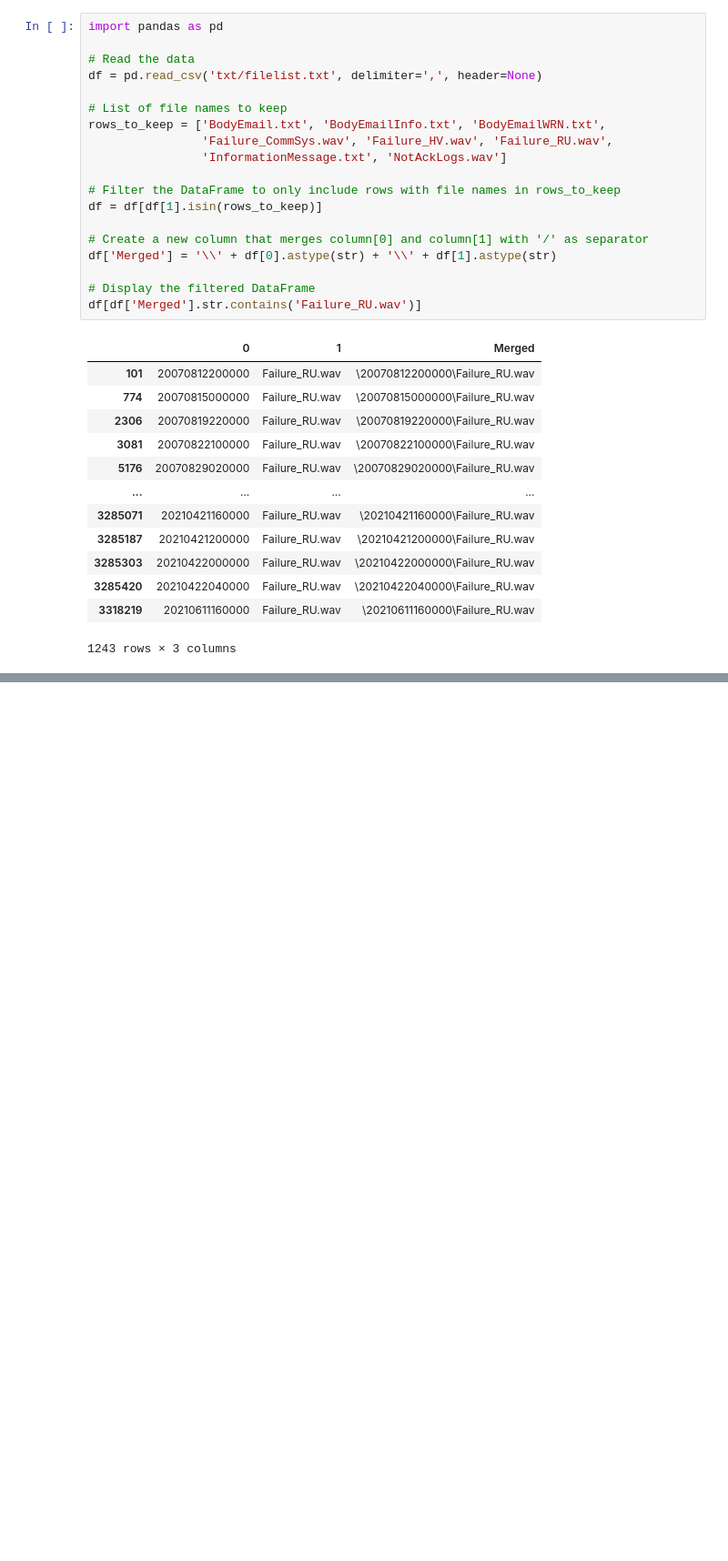
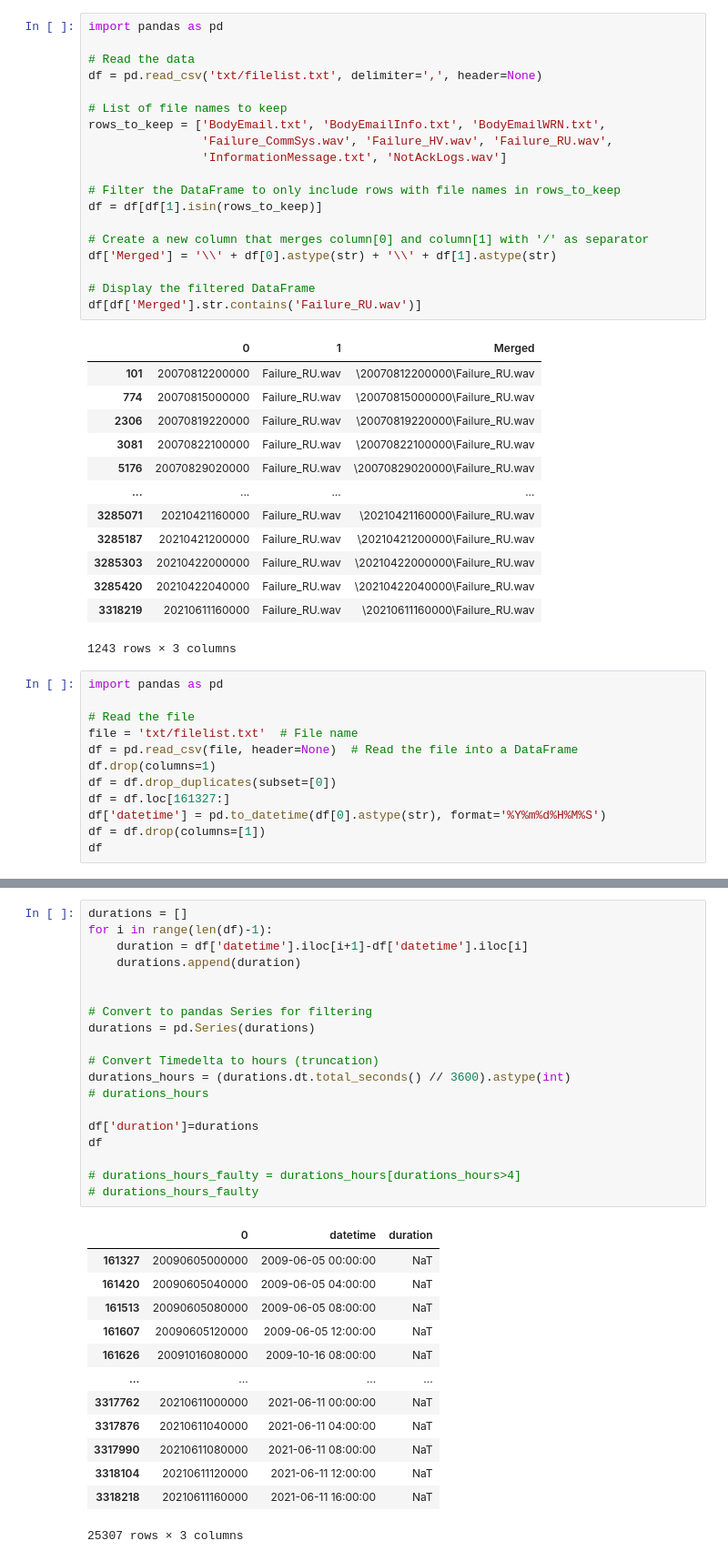
Before and after one commit to viktorkjellsson/Exjobb, a Jupyter notebook: 1_python_files/labbet.ipynb, the cells around one changed output, grey strips where cells are left out. Shown at 91% size. Drawn from its saved outputs; the diff is of its cells as text; blank space fills up the shorter version.

Commit message:
improved data exploration for overlapping data

```diff
--- a/1_python_files/labbet.ipynb
+++ b/1_python_files/labbet.ipynb
@@ -532,3 +532,15 @@ df[df['Merged'].str.contains('Failure_RU.wav')]
 | 3285420 | 20210422040000 | Failure_RU.wav | \20210422040000\Failure_RU.wav |
 | 3318219 | 20210611160000 | Failure_RU.wav | \20210611160000\Failure_RU.wav |
 1243 rows × 3 columns
+# %%
+import pandas as pd
+
+# Read the file
+file = 'txt/filelist.txt'  # File name
+df = pd.read_csv(file, header=None)  # Read the file into a DataFrame
+df.drop(columns=1)
+df = df.drop_duplicates(subset=[0])
+df = df.loc[161327:]
+df['datetime'] = pd.to_datetime(df[0].astype(str), format='%Y%m%d%H%M%S')
+df = df.drop(columns=[1])
+df
@@ -534,0 +561,33 @@ df[df['Merged'].str.contains('Failure_RU.wav')]
+# %%
+durations = []
+for i in range(len(df)-1):
+    duration = df['datetime'].iloc[i+1]-df['datetime'].iloc[i]
+    durations.append(duration)
+
+
+# Convert to pandas Series for filtering
+durations = pd.Series(durations)
+
+# Convert Timedelta to hours (truncation)
+durations_hours = (durations.dt.total_seconds() // 3600).astype(int)
+# durations_hours
+
+df['duration']=durations
+df
+
+# durations_hours_faulty = durations_hours[durations_hours>4]
+# durations_hours_faulty
+# %% [output]
+|  | 0 | datetime | duration |
+| 161327 | 20090605000000 | 2009-06-05 00:00:00 | NaT |
+| 161420 | 20090605040000 | 2009-06-05 04:00:00 | NaT |
+| 161513 | 20090605080000 | 2009-06-05 08:00:00 | NaT |
+| 161607 | 20090605120000 | 2009-06-05 12:00:00 | NaT |
+| 161626 | 20091016080000 | 2009-10-16 08:00:00 | NaT |
+| ... | ... | ... | ... |
+| 3317762 | 20210611000000 | 2021-06-11 00:00:00 | NaT |
+| 3317876 | 20210611040000 | 2021-06-11 04:00:00 | NaT |
+| 3317990 | 20210611080000 | 2021-06-11 08:00:00 | NaT |
+| 3318104 | 20210611120000 | 2021-06-11 12:00:00 | NaT |
+| 3318218 | 20210611160000 | 2021-06-11 16:00:00 | NaT |
+25307 rows × 3 columns
```
Also changed, not shown: parts of 4 cells of this notebook, 6 other files.
